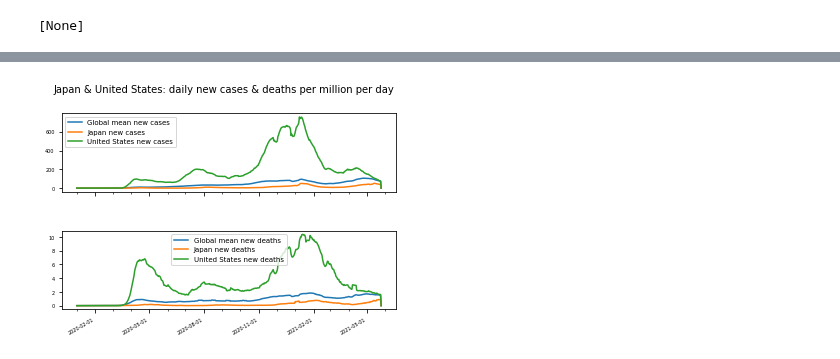
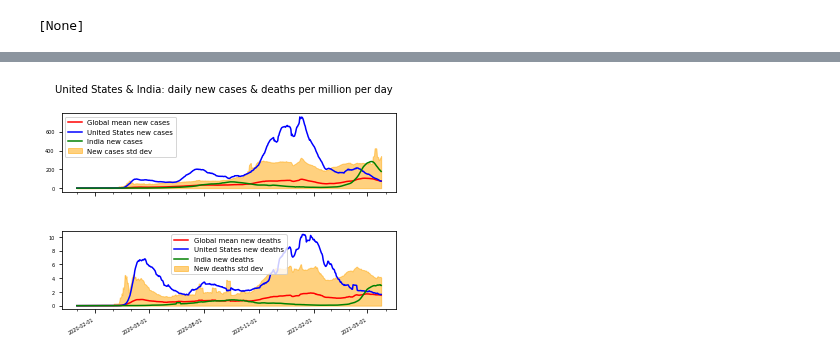
Before and after one commit to Ipgnosis/covid_analysis, a Jupyter notebook: covid-json.ipynb, the cells around one changed output, grey strips where cells are left out. Drawn from its saved outputs; the diff is of its cells as text; code cells hidden in the pictures.

```diff
--- a/covid-json.ipynb
+++ b/covid-json.ipynb
@@ -48,7 +48,8 @@ if check_refresh_data():
     # need this?
     #country_list = fetch_countries(data)
     # get the date of the newest data records in owid-covid-data.json
-    print("Latest data is:", fetch_latest_data_date(data, key_list))
+    latest_data = fetch_latest_data_date(data, key_list)
+    print("Latest data is:", latest_data)
     print("Current UTC 0 dateime = {}".format(datetime.utcnow().strftime("%Y-%m-%dT%H:%M:%S%z")))
 # %% [output]
 Checking that data is up to date
@@ -230,8 +259,8 @@ plt.show()
 # re-juggle the data for a 2 country chart
 
 # the countries being analyzed
-yi_axis_values = 'JPN'
-yii_axis_values = 'USA'
+yi_axis_values = 'USA'
+yii_axis_values = 'IND'
 
 #y_axis_values_list = ["wrl_new_cases_pm", "KOR", "TWN"]
 
@@ -241,9 +270,13 @@ yii_axis_label = data[yii_axis_values]['location']
 # declare the axis vars
 x_axis = []
 yw1_axis = []
+yw1_upper = []
+yw1_lower = []
 y1i_axis = []
 y1ii_axis = []
 yw2_axis = []
+yw2_upper = []
+yw2_lower = []
 y2i_axis = []
 y2ii_axis = []
 
@@ -255,11 +288,15 @@ for key, val in date_dict.items():
 
     # lists of cases for y1 axis
     yw1_axis.append(val["wrl_new_cases_pm"])
+    yw1_upper.append(val["stdev_upper_new_cases_pm"])
+    yw1_lower.append(val["stdev_lower_new_cases_pm"])
     y1i_axis.append(val['country_vals'][yi_axis_values][0])
     y1ii_axis.append(val['country_vals'][yii_axis_values][0])
 
     # lists of deaths for y2 axis
     yw2_axis.append(val["wrl_new_deaths_pm"])
+    yw2_upper.append(val["stdev_upper_new_deaths_pm"])
+    yw2_lower.append(val["stdev_lower_new_deaths_pm"])
     y2i_axis.append(val['country_vals'][yi_axis_values][1])
     y2ii_axis.append(val['country_vals'][yii_axis_values][1])
 
@@ -275,10 +312,12 @@ x_axis_label_str = "Date"
 #y2_axis_label_str = "New deaths"
 
 yw1_axis_legend_str = "Global mean new cases"
+yw1_stdev_legend_str = "New cases std dev"
 y1i_axis_legend_str = "{} new cases".format(yi_axis_label)
 y1ii_axis_legend_str = "{} new cases".format(yii_axis_label)
 
 yw2_axis_legend_str = "Global mean new deaths"
+yw2_stdev_legend_str = "New deaths std dev"
 y2i_axis_legend_str = "{} new deaths".format(yi_axis_label)
 y2ii_axis_legend_str = "{} new deaths".format(yii_axis_label)
 
@@ -288,14 +327,16 @@ fig.subplots_adjust(hspace = 0.5)
 
 # declare the axis data
 # subplot 1
-ax1.plot(x_axis, yw1_axis, label = yw1_axis_legend_str)
-ax1.plot(x_axis, y1i_axis, label = y1i_axis_legend_str)
-ax1.plot(x_axis, y1ii_axis, label = y1ii_axis_legend_str)
+ax1.plot(x_axis, yw1_axis, label = yw1_axis_legend_str, color = 'red')
+ax1.fill_between(x_axis, yw1_upper, yw1_lower, label = yw1_stdev_legend_str, color = 'orange', alpha=0.5)
+ax1.plot(x_axis, y1i_axis, label = y1i_axis_legend_str, color = 'blue')
+ax1.plot(x_axis, y1ii_axis, label = y1ii_axis_legend_str, color = 'green')
 
 # subplot 2
-ax2.plot(x_axis, yw2_axis, label = yw2_axis_legend_str)
-ax2.plot(x_axis, y2i_axis, label = y2i_axis_legend_str)
-ax2.plot(x_axis, y2ii_axis, label = y2ii_axis_legend_str)
+ax2.plot(x_axis, yw2_axis, label = yw2_axis_legend_str, color = 'red')
+ax2.fill_between(x_axis, yw2_upper, yw2_lower, label = yw2_stdev_legend_str, color = 'orange', alpha=0.5)
+ax2.plot(x_axis, y2i_axis, label = y2i_axis_legend_str, color = 'blue')
+ax2.plot(x_axis, y2ii_axis, label = y2ii_axis_legend_str, color = 'green')
 #ax2.set_xlabel(x_axis_label_str, fontsize=10)
 
 # declare the text data
@@ -304,31 +345,31 @@ fig.suptitle(chart_title_str, fontsize = 10)
 #  format the x axis (date) labels
 # Text in the x axis will be displayed in 'YYYY-mm-dd' format.
 ax1.xaxis.set_major_formatter(mdates.DateFormatter('%Y-%m-%d'))
 ax2.xaxis.set_major_formatter(mdates.DateFormatter('%Y-%m-%d'))
 
 # major ticks every 3 months.
 fmt_qtr_year = mdates.MonthLocator(interval = 3)
 ax1.xaxis.set_major_locator(fmt_qtr_year)
 ax2.xaxis.set_major_locator(fmt_qtr_year)
 
 # minor ticks every month.
 fmt_month = mdates.MonthLocator()
 ax1.xaxis.set_minor_locator(fmt_month)
 ax2.xaxis.set_minor_locator(fmt_month)
 
 # Rotates and right aligns the x labels, and moves the bottom of the
 # axes up to make room for them.
 fig.autofmt_xdate()
 
 # changing the fontsize of ticks
 ax1.tick_params(labelsize = 5)
 ax2.tick_params(labelsize = 5)
 
 # format the legends
 ax1.legend(loc = 0, fontsize = 7)
 ax2.legend(loc = 0, fontsize = 7)
 
 # display the plot
 plt.show()
 # %% [output]
-[figure, old version]
+[figure, new version]
```
Also changed, not shown: parts of 4 cells of this notebook.
